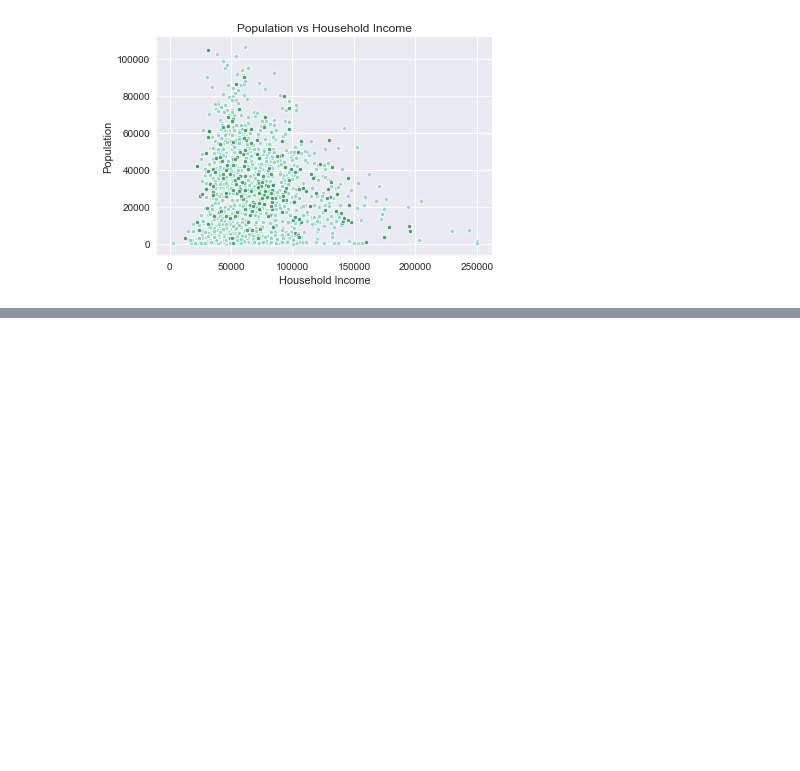
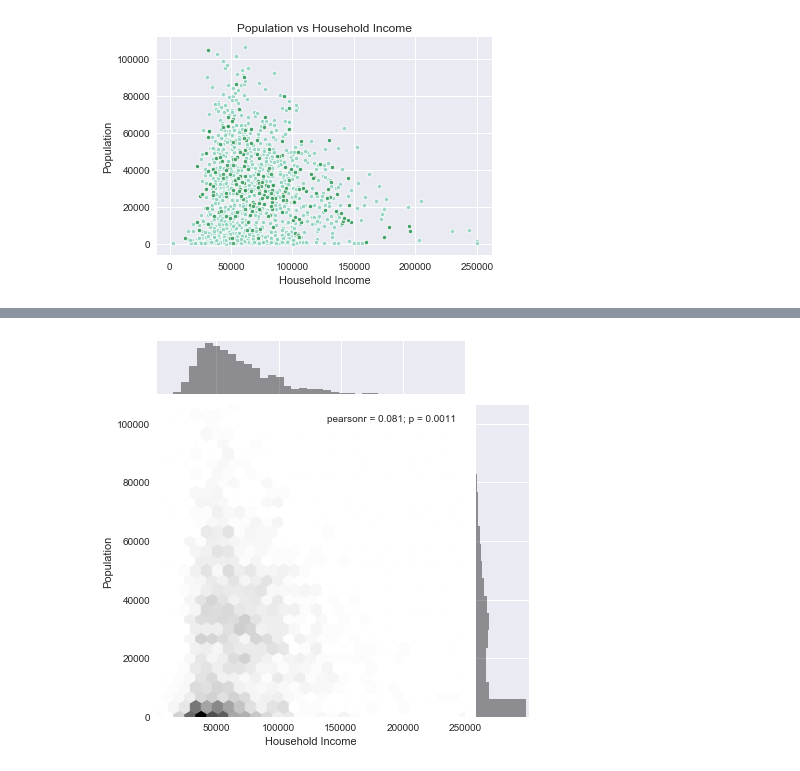
Before and after one commit to shethmonali/Project-One, a Jupyter notebook: yc_charts_ken.ipynb, the cells around one changed output, grey strips where cells are left out. Drawn from its saved outputs; the diff is of its cells as text; code cells hidden in the pictures; blank space fills up the shorter version.

```diff
--- a/yc_charts_ken.ipynb
+++ b/yc_charts_ken.ipynb
@@ -165,0 +173,7 @@ plt.show()
+# %%
+# Hex Plot of Popluation vs Household income
+with sns.axes_style("darkgrid"):
+    sns.jointplot(x=yc_fin_df["Household Income"], y=yc_fin_df["Population"], kind="hex", color="k");
+plt.show()
+# %% [output]
+[figure, added]
```
Also changed, not shown: parts of 3 cells of this notebook.
